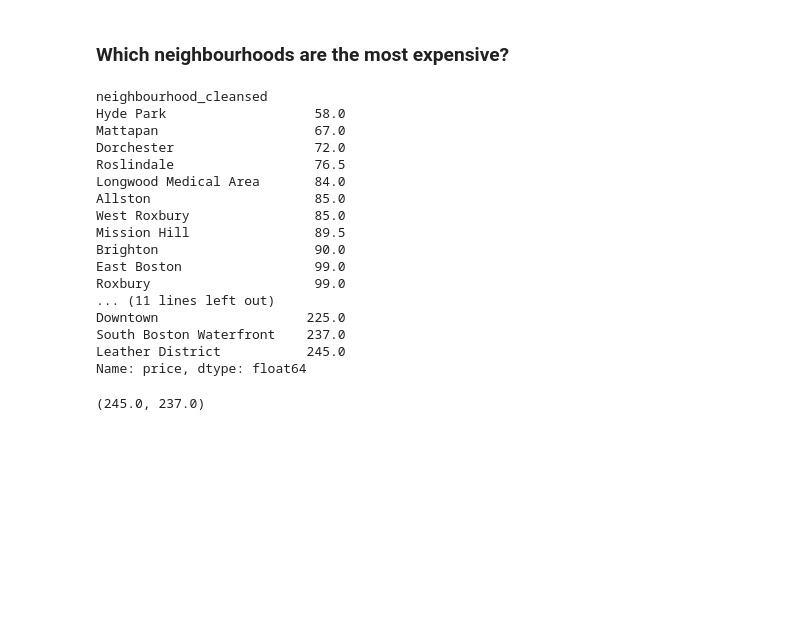
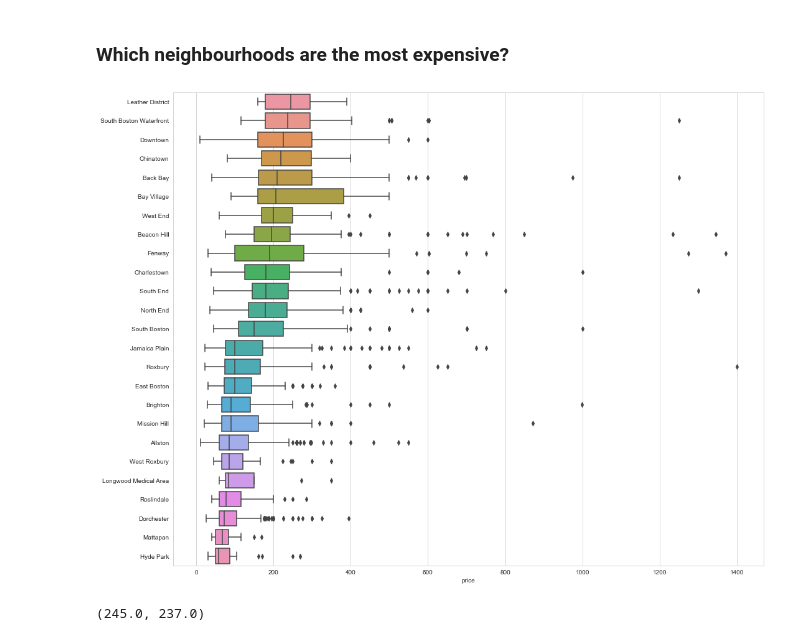
Before and after one commit to vitorscheifler/boston-airbnb-analysis, a Jupyter notebook: Boston Airbnb Analysis.ipynb, the cells around one changed output. Drawn from its saved outputs; the diff is of its cells as text; code cells hidden in the pictures; blank space fills up the shorter version.

Commit message:
Fixing median analysis

```diff
--- a/Boston Airbnb Analysis.ipynb
+++ b/Boston Airbnb Analysis.ipynb
@@ -200,26 +200,16 @@ sns.boxplot(data=df, x='price', width=0.3);
 df = df[df['price'] < 1500]
 # %% [markdown]
 ### Which neighbourhoods are the most expensive?
-# %%
-df.groupby(by='neighbourhood_cleansed').median()['price'].sort_values()
-# %% [output]
-neighbourhood_cleansed
-Hyde Park                   58.0
-Mattapan                    67.0
-Dorchester                  72.0
-Roslindale                  76.5
-Longwood Medical Area       84.0
-Allston                     85.0
-West Roxbury                85.0
-Mission Hill                89.5
-Brighton                    90.0
-East Boston                 99.0
-Roxbury                     99.0
-... (11 lines left out)
-Downtown                   225.0
-South Boston Waterfront    237.0
-Leather District           245.0
-Name: price, dtype: float64
+# %%
+df_boxplot = df.groupby(by="neighbourhood_cleansed")['price'].median().sort_values(ascending=False)
+
+sns.set({"figure.figsize" : (17,14)})
+sns.set_style("whitegrid")
+sns.boxplot(data=df, x='price', y='neighbourhood_cleansed', order=df_boxplot.index)
+
+plt.ylabel('');
+# %% [output]
+[figure, added]
 # %%
 # Controls medians for price for the two neighbourhoods with highest median price
 
```
Also changed, not shown: parts of 9 cells of this notebook.
